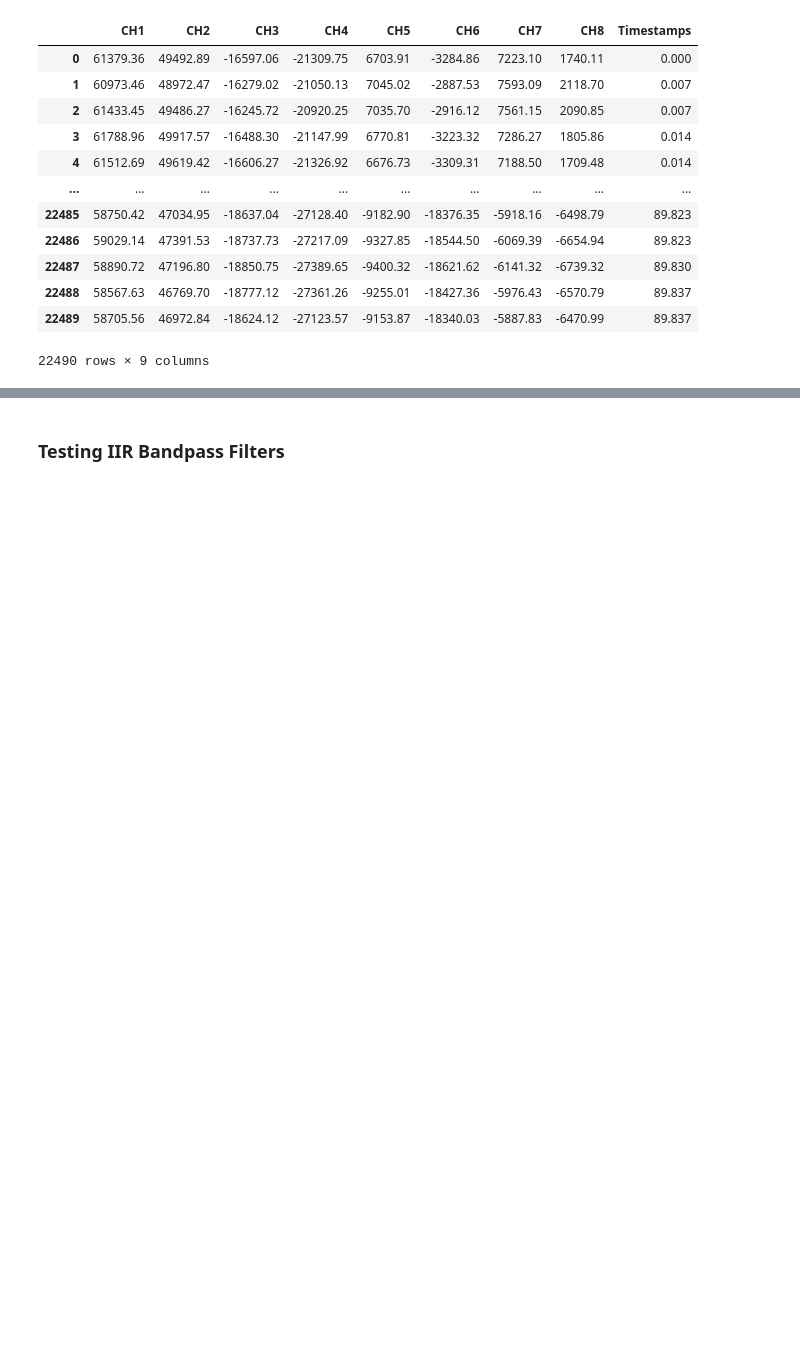
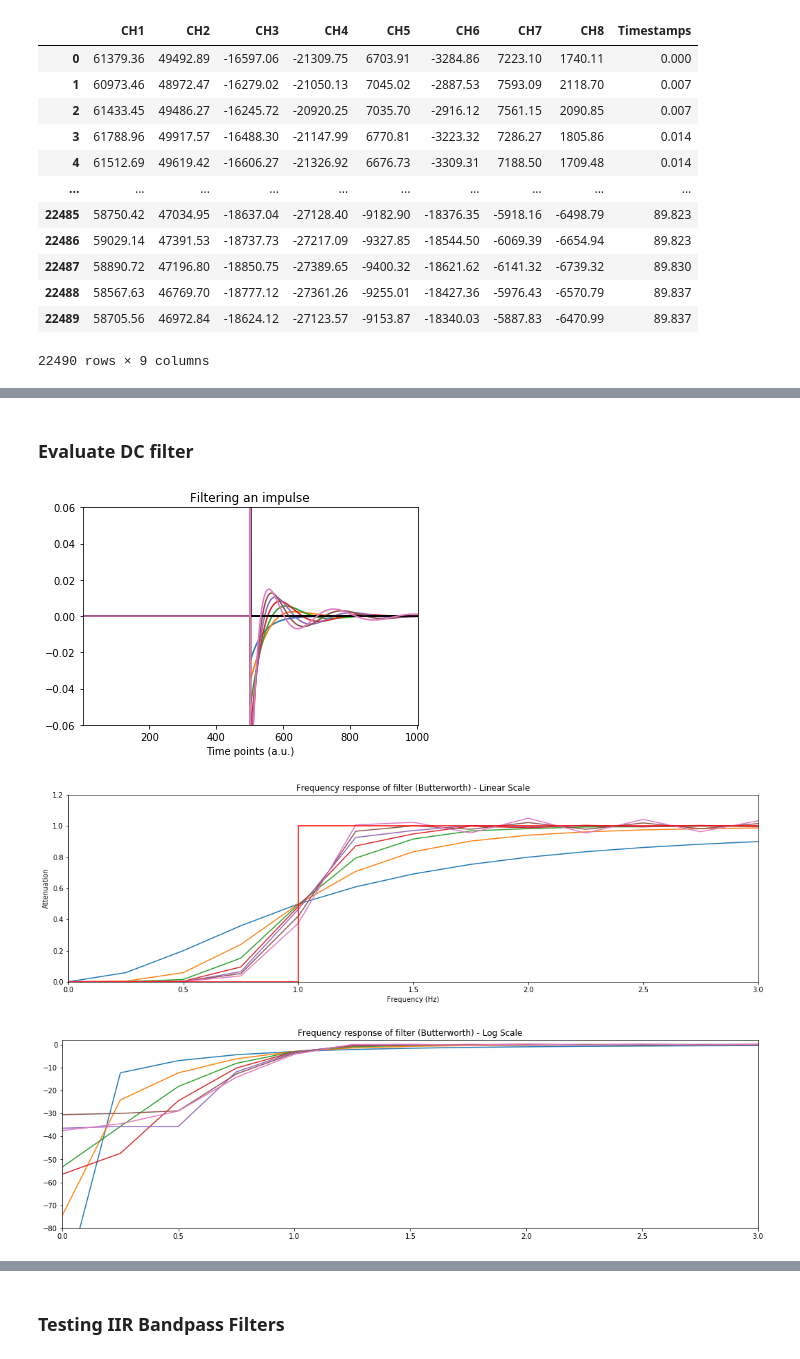
Before and after one commit to atarixGB/polycortex-projet-ete2020, a Jupyter notebook: sample_eeg_filtering.ipynb, the cells around one changed output, grey strips where cells are left out. Drawn from its saved outputs; the diff is of its cells as text; code cells hidden in the pictures; blank space fills up the shorter version.

```diff
--- a/sample_eeg_filtering.ipynb
+++ b/sample_eeg_filtering.ipynb
@@ -59,2 +59,73 @@ plt.show()
+# %% [markdown]
+### Evaluate DC filter
+# %%
+# orders to evaluate
+orders_range = range(1,8);
+
+# generate the impulse
+impulse_resp = np.zeros(1001)
+impulse_resp[501] = 1
+
+kernX = np.zeros((len(orders_range),1001))
+hz = np.linspace(0,SAMPLING_RATE,1001)
+
+# loop over orders
+for order in range(0,len(orders_range)):
+
+    # create filter coefficients
+    b_kern_dc, a_kern_dc = signal.butter(orders_range[order], 1.0/NYQUIST, btype="highpass")
+    n = len(b_kern_dc)
+
+    # apply the filter to impulse
+    filt_impulse = signal.lfilter(b_kern_dc,a_kern_dc,impulse_resp,axis=-1)
+
+    # apply FFT to impulse
+    kernX[order,:] = np.abs(fftpack.fft(filt_impulse))**2
+
+    # plot the filter coefficient over time
+    time = np.arange(0,len(b_kern_dc))/SAMPLING_RATE
+    time = time - np.mean(time)
+
+#     plt.subplot(131)
+#     plt.plot(time,stats.zscore(b_kern_dc)+order)
+#     plt.title('Filter coefficients (B)')
+
+#     plt.subplot(132)
+#     plt.plot(time,stats.zscore(a_kern_dc)+order)
+#     plt.title('Filter coefficients (A)')
+
+    # plot the impulse response
+    plt.plot(impulse_resp,'k',label='Impulse')
+    plt.plot(filt_impulse,label='Filtered')
+    plt.xlim([1,len(impulse_resp)])
+    plt.ylim([-.06,.06])
+    plt.xlabel('Time points (a.u.)')
+    plt.title('Filtering an impulse')
+
+plt.show()
+
+# plot the spectra
+plt.figure(figsize=(18.0, 5.0))  # make new figure, set size in inches
+plt.plot(hz,kernX.T)
+plt.plot([0,1,1,NYQUIST],[0,0,1,1],'r')
+plt.xlim([0,3])
+plt.xlabel('Frequency (Hz)')
+plt.ylim([0.0,1.2])
+plt.ylabel('Attenuation')
+plt.title('Frequency response of filter (Butterworth) - Linear Scale')
+
+# in log space
+plt.figure(figsize=(18.0, 5.0))  # make new figure, set size in inches
+plt.plot(hz,10*np.log10(kernX.T))
+plt.xlim([0,3])
+plt.ylim([-80,2])
+plt.title('Frequency response of filter (Butterworth) - Log Scale')
+plt.show()
+
+plt.show()
+# %% [output]
+[figure, added]
+[figure, added]
+[figure, added]
 # %%
 # Remove DC
```
Also changed, not shown: parts of 6 cells of this notebook.
